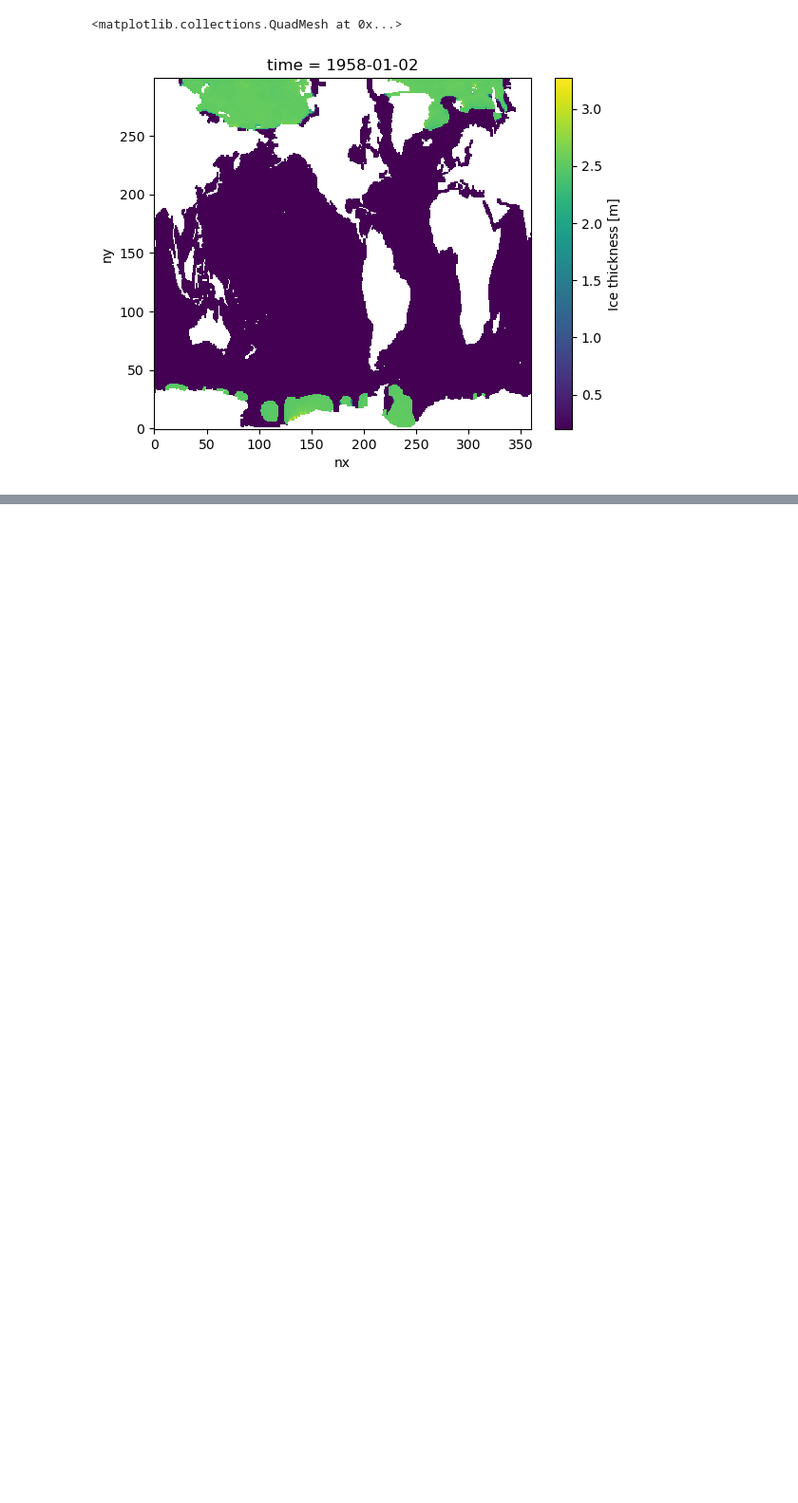
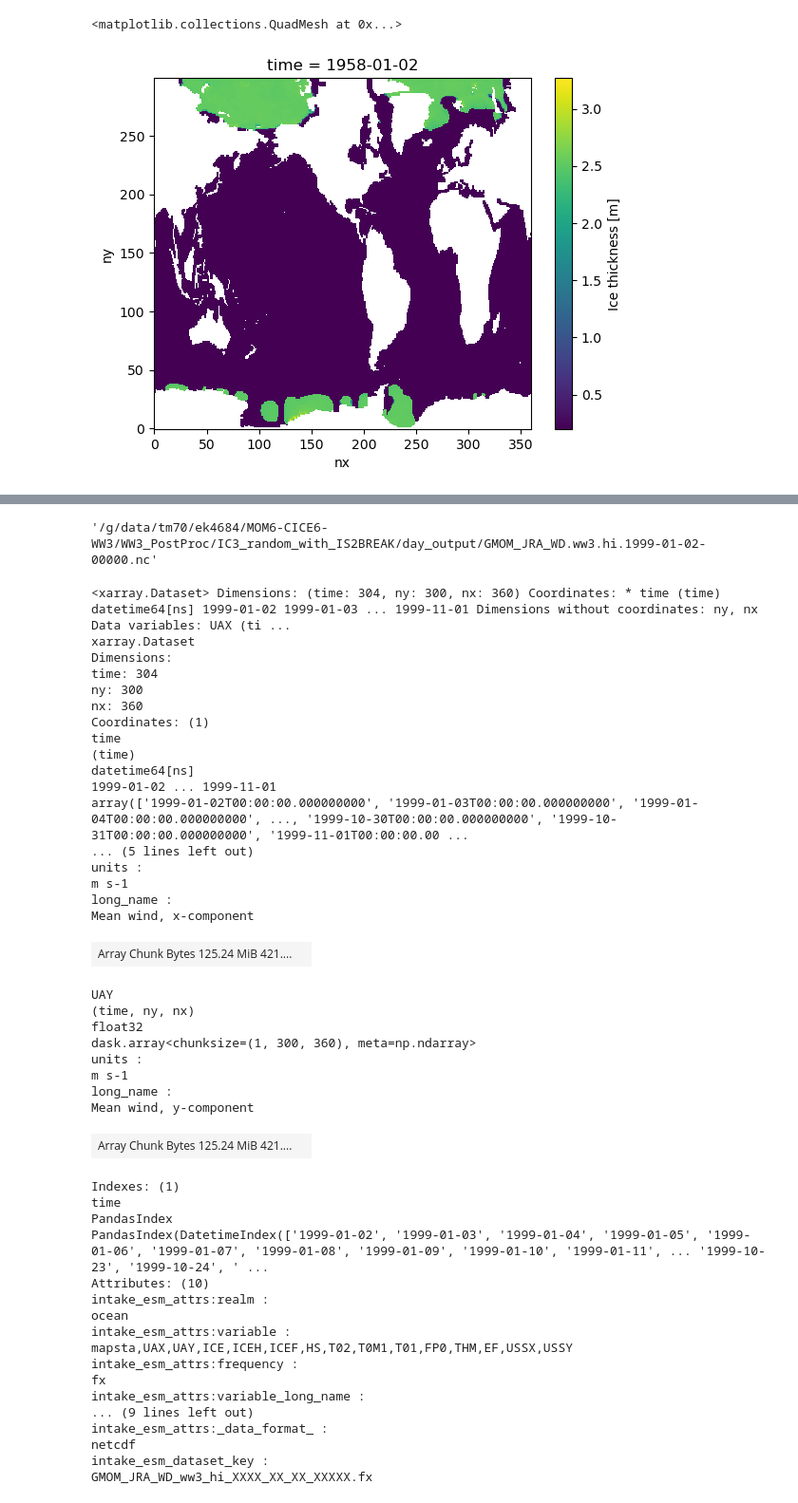
Before and after one commit to anton-seaice/sandbox, a Jupyter notebook: cat_om3_builder.ipynb, the cells around one changed output, grey strips where cells are left out. Shown at 95% size. Drawn from its saved outputs; the diff is of its cells as text; code cells hidden in the pictures; blank space fills up the shorter version.

Commit message:
cice grid valdiation things

```diff
--- a/cat_om3_builder.ipynb
+++ b/cat_om3_builder.ipynb
@@ -236,0 +406,57 @@ ds.ICEH.plot()
+# %%
+datastore = intake.open_esm_datastore('/scratch/tm70/as2285/access-nri-intake-catalog/testWW3b.json',
+                                      columns_with_iterables=["variable"] # This is important
+                                     )
+# %%
+datastore.df.path[0]
+# %% [output]
+'/g/data/tm70/ek4684/MOM6-CICE6-WW3/WW3_PostProc/IC3_random_with_IS2BREAK/day_output/GMOM_JRA_WD.ww3.hi.1999-01-02-00000.nc'
+# %%
+ds = datastore.search(variable = ['UAX', 'UAY']).to_dask()
+# %%
+ds.sel(
+# %% [output]
+<xarray.Dataset> Dimensions: (time: 304, ny: 300, nx: 360) Coordinates: * time (time) datetime64[ns] 1999-01-02 1999-01-03 ... 1999-11-01 Dimensions without coordinates: ny, nx Data variables: UAX (ti ...
+xarray.Dataset
+Dimensions:
+time: 304
+ny: 300
+nx: 360
+Coordinates: (1)
+time
+(time)
+datetime64[ns]
+1999-01-02 ... 1999-11-01
+array(['1999-01-02T00:00:00.000000000', '1999-01-03T00:00:00.000000000', '1999-01-04T00:00:00.000000000', ..., '1999-10-30T00:00:00.000000000', '1999-10-31T00:00:00.000000000', '1999-11-01T00:00:00.00 ...
+... (5 lines left out)
+units :
+m s-1
+long_name :
+Mean wind, x-component
+| Array Chunk Bytes 125.24 MiB 421.... |  |
+UAY
+(time, ny, nx)
+float32
+dask.array<chunksize=(1, 300, 360), meta=np.ndarray>
+units :
+m s-1
+long_name :
+Mean wind, y-component
+| Array Chunk Bytes 125.24 MiB 421.... |  |
+Indexes: (1)
+time
+PandasIndex
+PandasIndex(DatetimeIndex(['1999-01-02', '1999-01-03', '1999-01-04', '1999-01-05', '1999-01-06', '1999-01-07', '1999-01-08', '1999-01-09', '1999-01-10', '1999-01-11', ... '1999-10-23', '1999-10-24', ' ...
+Attributes: (10)
+intake_esm_attrs:realm :
+ocean
+intake_esm_attrs:variable :
+mapsta,UAX,UAY,ICE,ICEH,ICEF,HS,T02,T0M1,T01,FP0,THM,EF,USSX,USSY
+intake_esm_attrs:frequency :
+fx
+intake_esm_attrs:variable_long_name :
+... (9 lines left out)
+intake_esm_attrs:_data_format_ :
+netcdf
+intake_esm_dataset_key :
+GMOM_JRA_WD_ww3_hi_XXXX_XX_XX_XXXXX.fx
```
Also changed, not shown: parts of 22 cells of this notebook, 9 other files.
